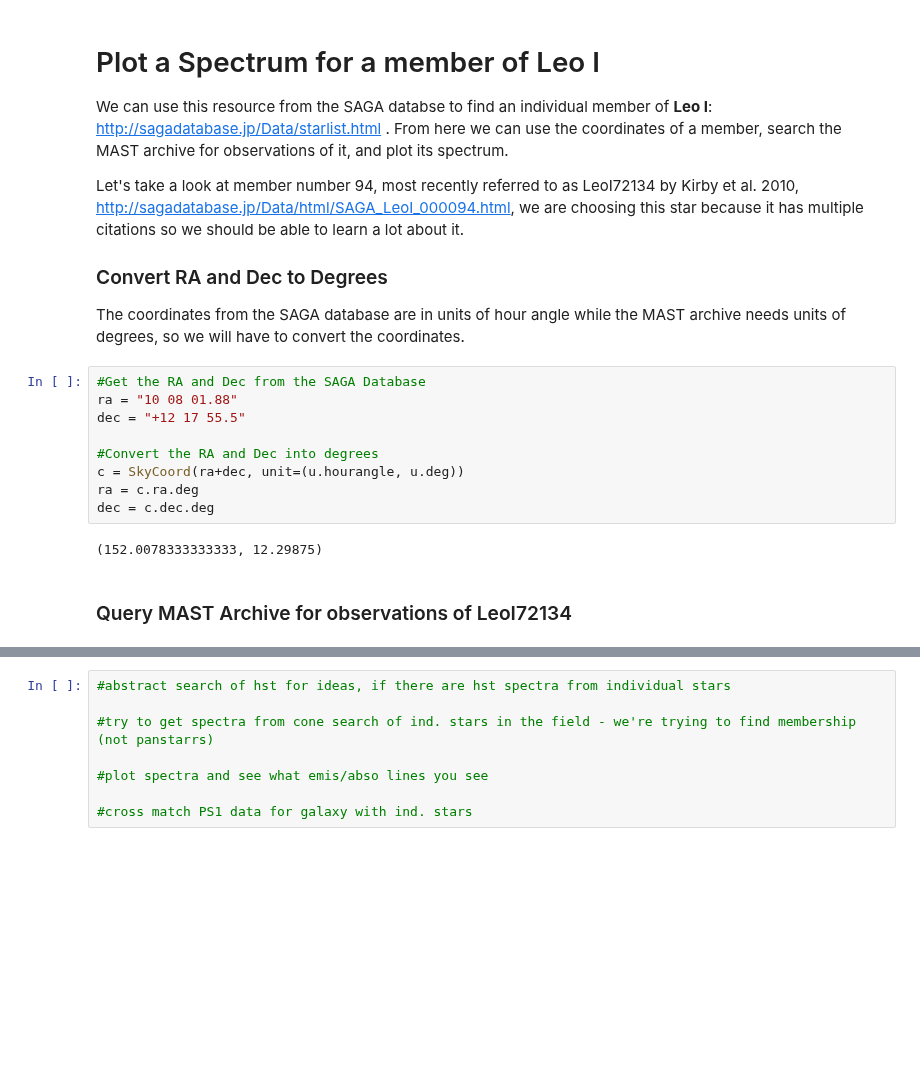
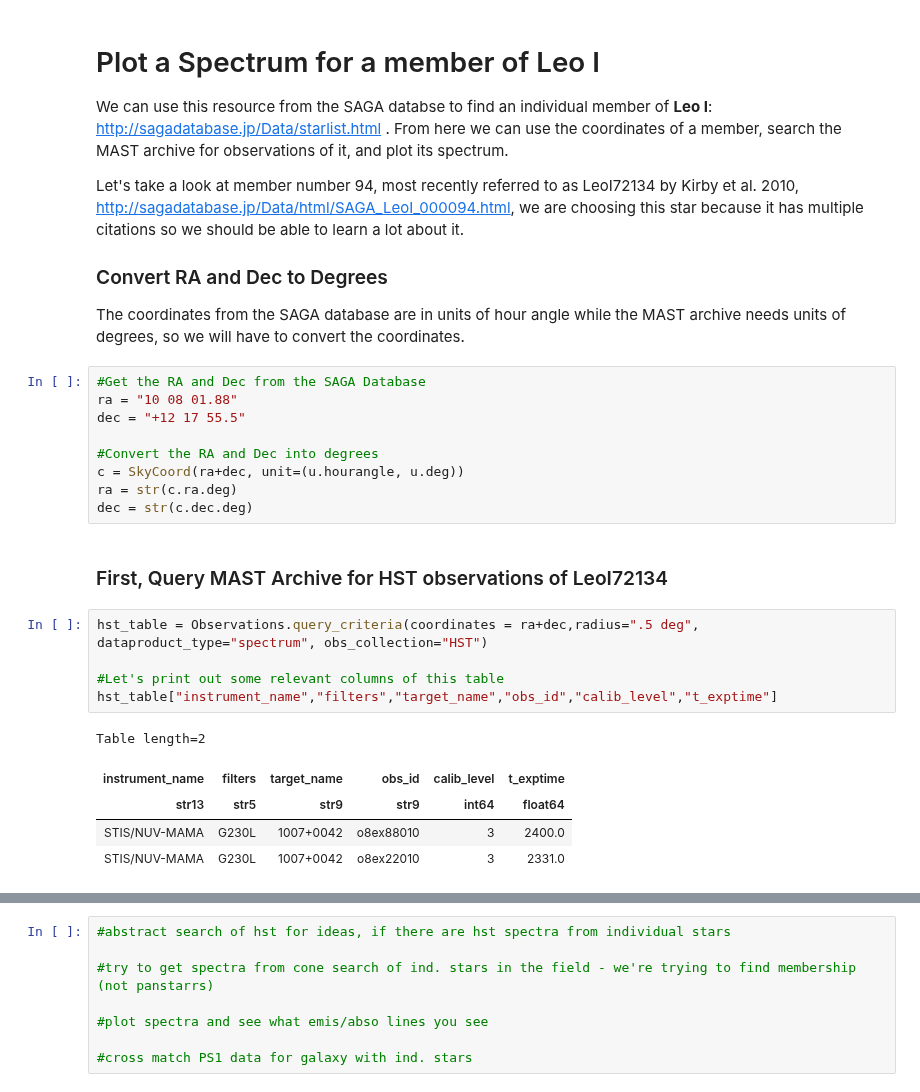
Before and after one commit to ScienceBetter/notebooks-stsci, a Jupyter notebook: notebooks/MAST/ultrafaint_dwarf_galaxy_search/ultrafaint_dwarf_galaxy_search.ipynb, the cells around one changed output, grey strips where cells are left out. Cells and saved outputs as stored; diff of their text form; blank space fills up the shorter version.

```diff
--- a/notebooks/MAST/ultrafaint_dwarf_galaxy_search/ultrafaint_dwarf_galaxy_search.ipynb
+++ b/notebooks/MAST/ultrafaint_dwarf_galaxy_search/ultrafaint_dwarf_galaxy_search.ipynb
@@ -380,9 +380,18 @@ dec = "+12 17 55.5"
 
 #Convert the RA and Dec into degrees
 c = SkyCoord(ra+dec, unit=(u.hourangle, u.deg))
-ra = c.ra.deg
-dec = c.dec.deg
+ra = str(c.ra.deg)
+dec = str(c.dec.deg)
-# %% [output]
-(152.0078333333333, 12.29875)
 # %% [markdown]
-### Query MAST Archive for observations of LeoI72134
+### First, Query MAST Archive for HST observations of LeoI72134
+# %%
+hst_table = Observations.query_criteria(coordinates = ra+dec,radius=".5 deg", dataproduct_type="spectrum", obs_collection="HST")
+
+#Let's print out some relevant columns of this table
+hst_table["instrument_name","filters","target_name","obs_id","calib_level","t_exptime"]
+# %% [output]
+Table length=2
+| instrument_name | filters | target_name | obs_id | calib_level | t_exptime |
+| str13 | str5 | str9 | str9 | int64 | float64 |
+| STIS/NUV-MAMA | G230L | 1007+0042 | o8ex88010 | 3 | 2400.0 |
+| STIS/NUV-MAMA | G230L | 1007+0042 | o8ex22010 | 3 | 2331.0 |
```
Also changed, not shown: parts of 11 cells of this notebook.
